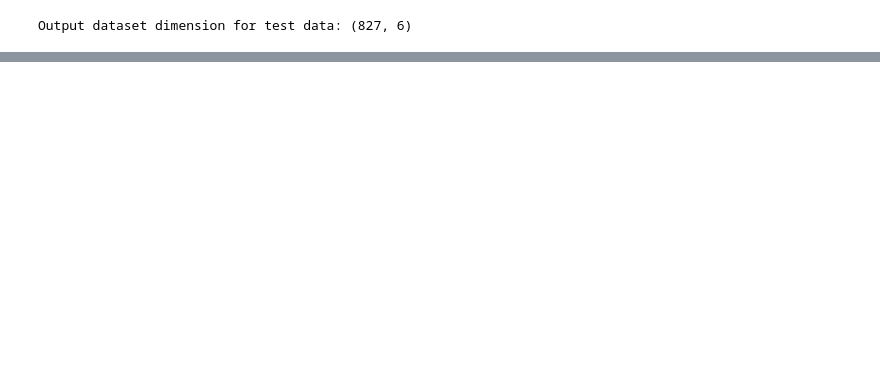
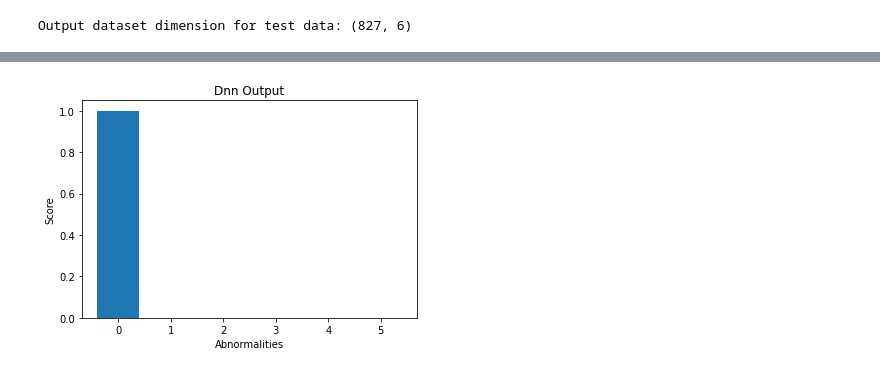
Before and after one commit to mdmamunhasan/automatic-ecg-diagnosis, a Jupyter notebook: data_explore.ipynb, the cells around one changed output, grey strips where cells are left out. Cells and saved outputs as stored; diff of their text form; code cells hidden in the pictures; blank space fills up the shorter version.

```diff
--- a/data_explore.ipynb
+++ b/data_explore.ipynb
@@ -33,0 +45,19 @@ plt.show()
+# %%
+def get_optimal_precision_recall(y_true, y_score):
+    """Find precision and recall values that maximize f1 score."""
+    n = np.shape(y_true)[1]
+    opt_precision = []
+    opt_recall = []
+    opt_threshold = []
+    for k in range(n):
+        # Get precision-recall curve
+        precision, recall, threshold = precision_recall_curve(y_true[:, k], y_score[:, k])
+        # Compute f1 score for each point (use nan_to_num to avoid nans messing up the results)
+        f1_score = np.nan_to_num(2 * precision * recall / (precision + recall))
+        # Select threshold that maximize f1 score
+        index = np.argmax(f1_score)
+        opt_precision.append(precision[index])
+        opt_recall.append(recall[index])
+        t = threshold[index - 1] if index != 0 else threshold[0] - 1e-10
+        opt_threshold.append(t)
+    return np.array(opt_precision), np.array(opt_recall), np.array(opt_threshold)
@@ -33,0 +83,8 @@ plt.show()
+# %%
+plt.title('Dnn Output')
+plt.xlabel('Abnormalities')
+plt.ylabel('Score')
+plt.bar(np.arange(len(y_neuralnet[12])), y_neuralnet[12])
+plt.show()
+# %% [output]
+[figure, added]
```
Also changed, not shown: parts of 9 cells of this notebook.
